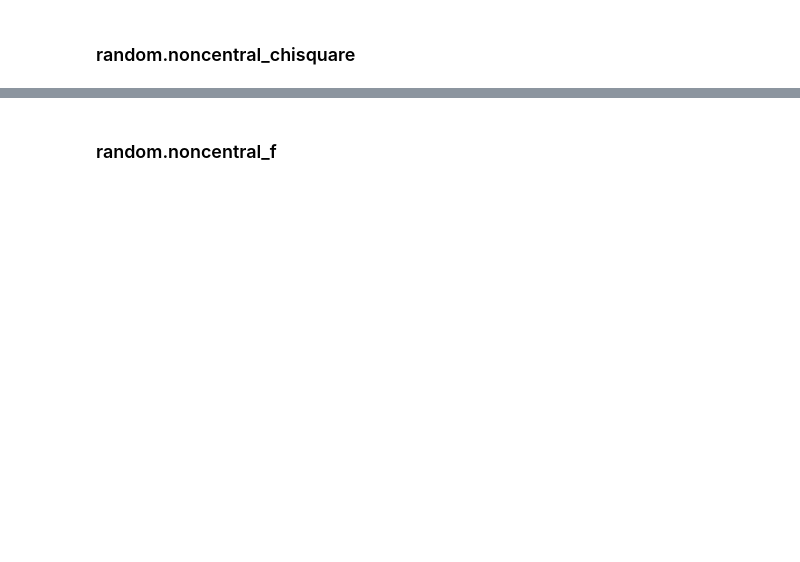
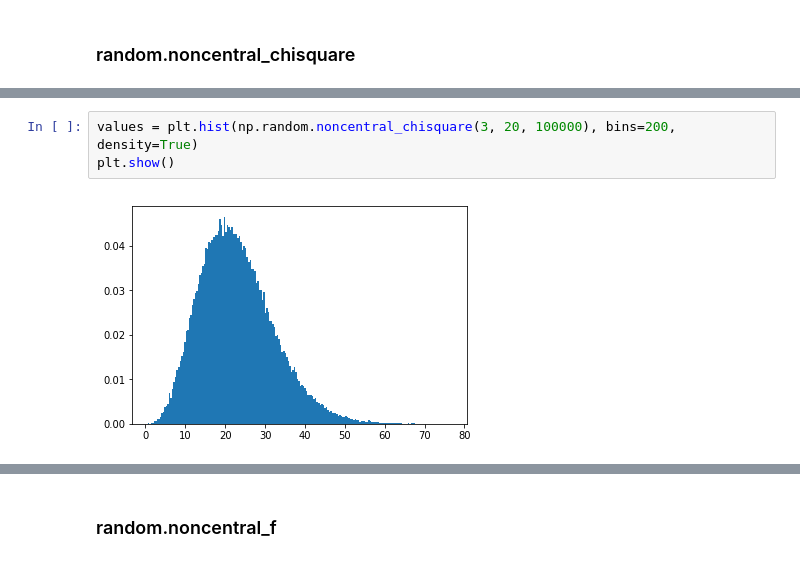
Before and after one commit to Trojan-Hawk/EmergingTechnologies_Project_2018, a Jupyter notebook: numpy-random.ipynb, the cells around one changed output, grey strips where cells are left out. Cells and saved outputs as stored; diff of their text form; blank space fills up the shorter version.

Commit message:
Explanded Numpy.Random Notebook

```diff
--- a/numpy-random.ipynb
+++ b/numpy-random.ipynb
@@ -866,0 +922,5 @@ list((x[0,0,:] - mean) < 0.6)
+# %%
+values = plt.hist(np.random.noncentral_chisquare(3, 20, 100000), bins=200, density=True)
+plt.show()
+# %% [output]
+[figure, added]
```
Also changed, not shown: parts of 108 cells of this notebook.
